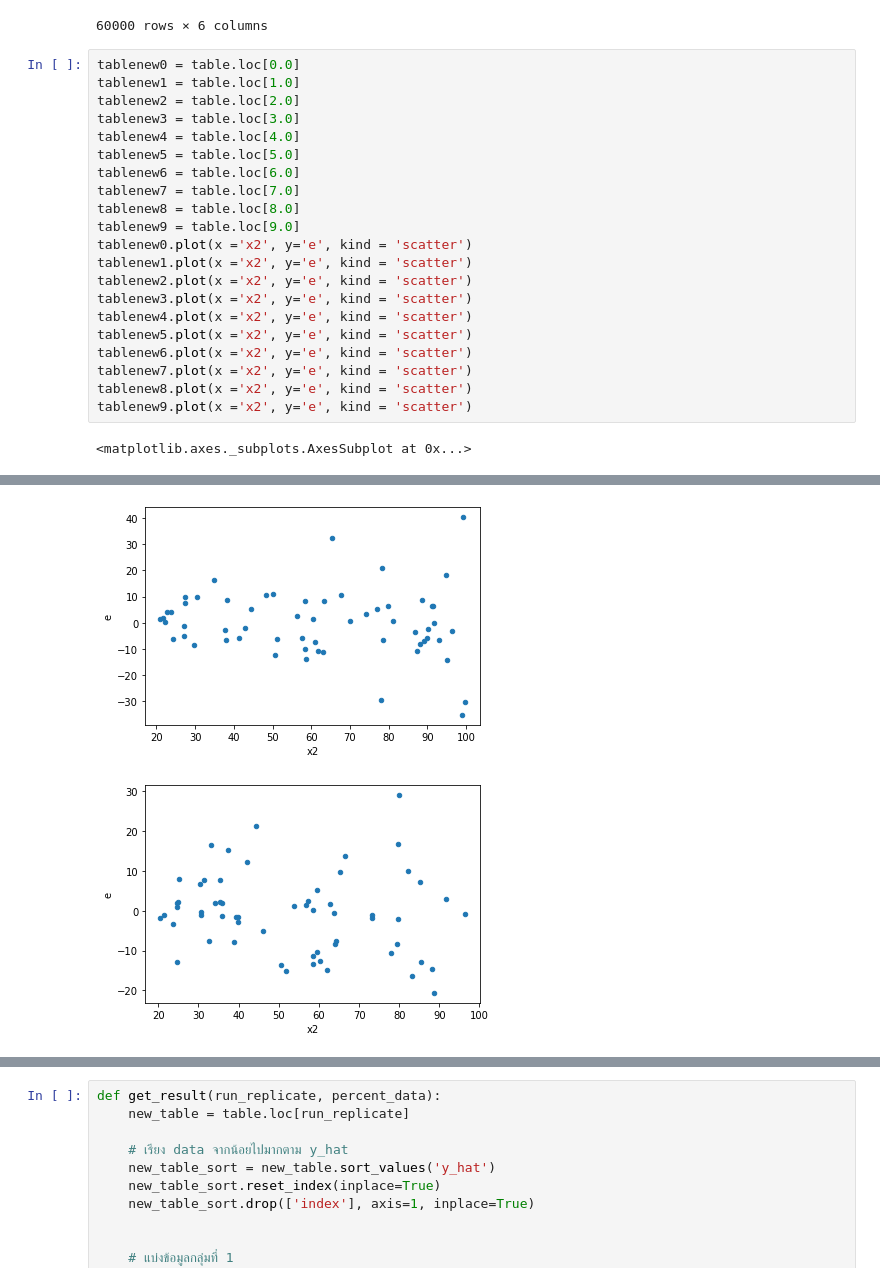
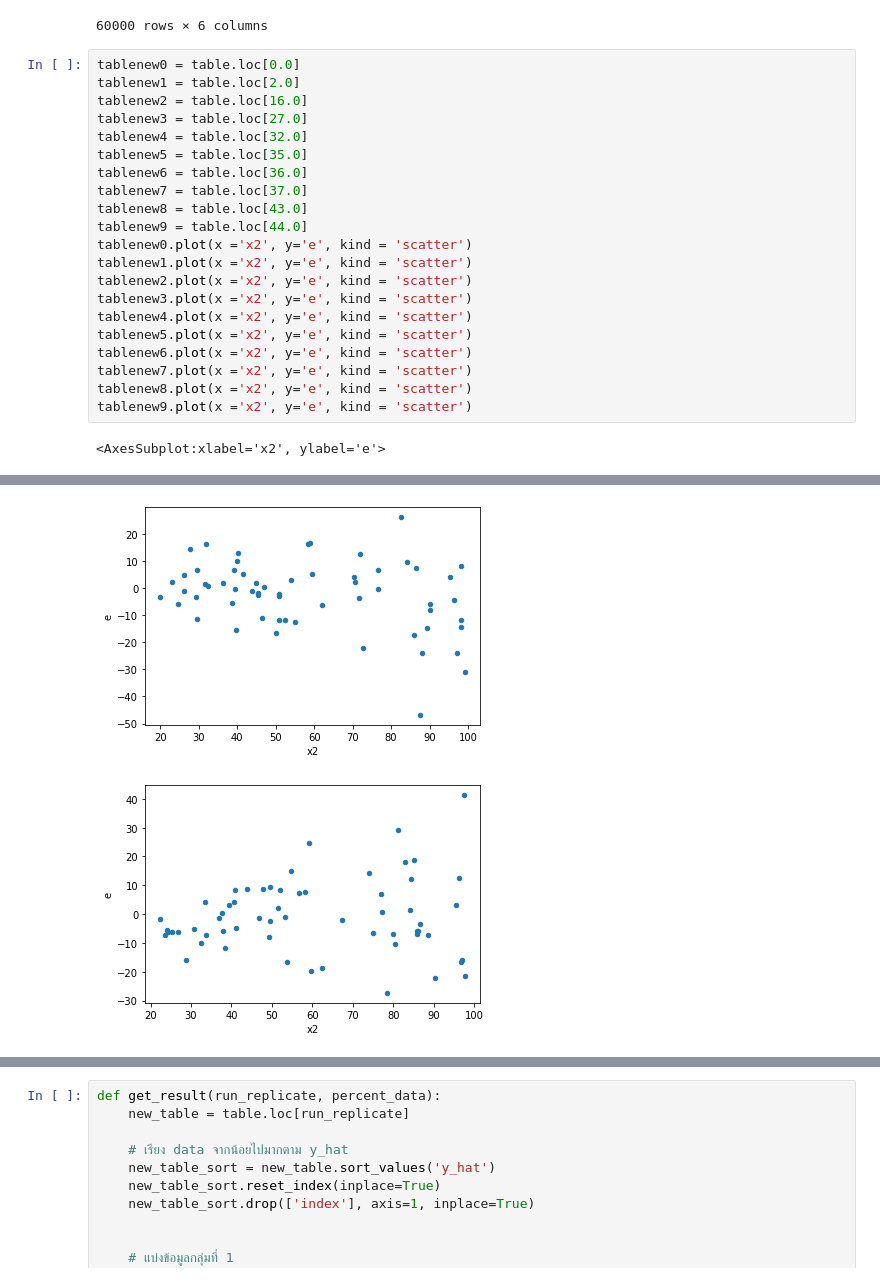
Before and after one commit to iam-fern/Generate_multiplication_2X, a Jupyter notebook: GQtest_data(y_hat)_multi_delta_(1_2)_n60_01.ipynb, the cells around one changed output, grey strips where cells are left out. Cells and saved outputs as stored; diff of their text form.

```diff
--- a/GQtest_data(y_hat)_multi_delta_(1_2)_n60_01.ipynb
+++ b/GQtest_data(y_hat)_multi_delta_(1_2)_n60_01.ipynb
@@ -137,15 +137,15 @@ table
 60000 rows × 6 columns
 # %%
 tablenew0 = table.loc[0.0]
-tablenew1 = table.loc[1.0]
-tablenew2 = table.loc[2.0]
-tablenew3 = table.loc[3.0]
-tablenew4 = table.loc[4.0]
-tablenew5 = table.loc[5.0]
-tablenew6 = table.loc[6.0]
-tablenew7 = table.loc[7.0]
-tablenew8 = table.loc[8.0]
-tablenew9 = table.loc[9.0]
+tablenew1 = table.loc[2.0]
+tablenew2 = table.loc[16.0]
+tablenew3 = table.loc[27.0]
+tablenew4 = table.loc[32.0]
+tablenew5 = table.loc[35.0]
+tablenew6 = table.loc[36.0]
+tablenew7 = table.loc[37.0]
+tablenew8 = table.loc[43.0]
+tablenew9 = table.loc[44.0]
 tablenew0.plot(x ='x2', y='e', kind = 'scatter')
 tablenew1.plot(x ='x2', y='e', kind = 'scatter')
 tablenew2.plot(x ='x2', y='e', kind = 'scatter')
@@ -157,5 +157,5 @@ tablenew7.plot(x ='x2', y='e', kind = 'scatter')
 tablenew8.plot(x ='x2', y='e', kind = 'scatter')
 tablenew9.plot(x ='x2', y='e', kind = 'scatter')
 # %% [output]
-<matplotlib.axes._subplots.AxesSubplot at 0x...>
+<AxesSubplot:xlabel='x2', ylabel='e'>
 [figure]
@@ -163,2 +163,2 @@ tablenew9.plot(x ='x2', y='e', kind = 'scatter')
-[figure, old version]
+[figure, new version]
-[figure, old version]
+[figure, new version]
```
Also changed, not shown: parts of 3 cells of this notebook.
